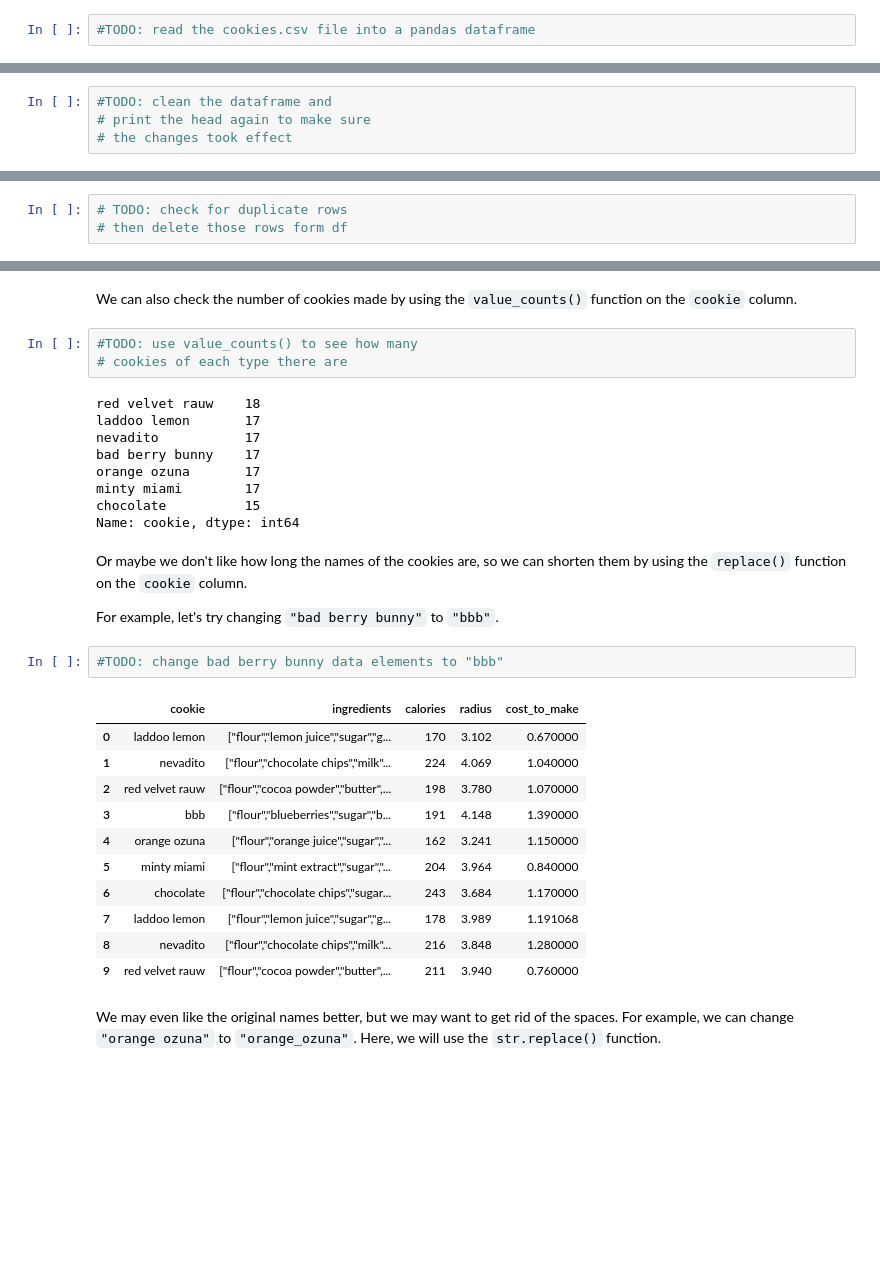
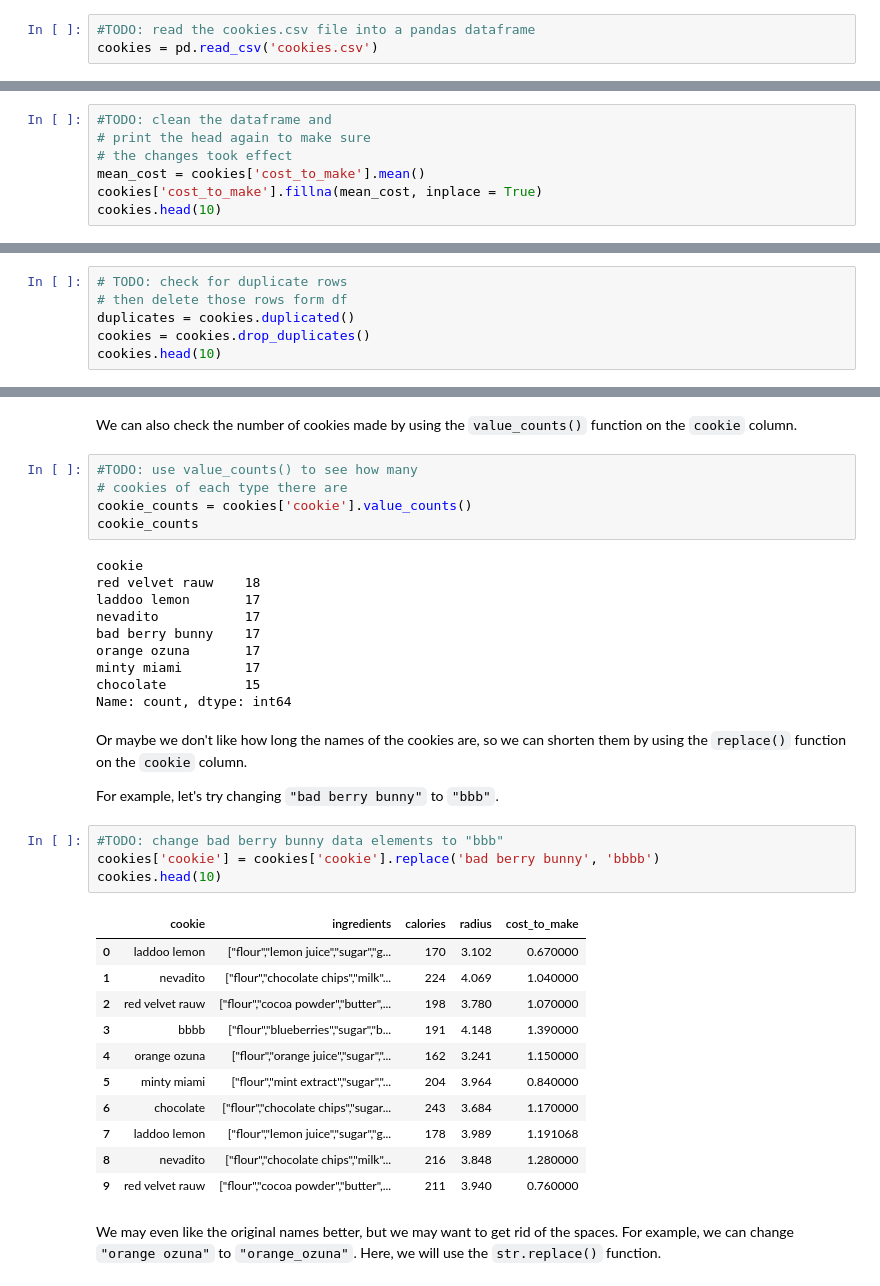
Before and after one commit to YuchenCao1/Data-Science-Fundamentals, a Jupyter notebook: lab1/lab02.ipynb, the cells around one changed output, grey strips where cells are left out. Cells and saved outputs as stored; diff of their text form; blank space fills up the shorter version.

```diff
--- a/lab1/lab02.ipynb
+++ b/lab1/lab02.ipynb
@@ -46,6 +46,7 @@ import matplotlib
 We will now look at the `cookies.csv` file. We will use the `pd.read_csv()` function to read in the CSV file. We will store the data in a variable called `cookies`.
 # %%
 #TODO: read the cookies.csv file into a pandas dataframe
+cookies = pd.read_csv('cookies.csv')
 # %% [markdown]
 #### Dataframe
 Dataframes are a data structure that Pandas uses to store data. Dataframes are similar to tables in a database. Dataframes have rows and columns. Each row represents a single data point, and each column represents a feature of the data point.
@@ -89,6 +105,9 @@ Now that we have the data, we need to clean it. For example, some `cost_to_make`
 #TODO: clean the dataframe and
 # print the head again to make sure
 # the changes took effect
+mean_cost = cookies['cost_to_make'].mean()
+cookies['cost_to_make'].fillna(mean_cost, inplace = True)
+cookies.head(10)
 # %% [output]
 |  | cookie | ingredients | calories | radius | cost_to_make |
 | 0 | laddoo lemon | ["flour","lemon juice","sugar","g... | 170 | 3.102 | 0.670000 |
@@ -117,6 +138,9 @@ Next, lets check for duplicate rows using the `duplicated()` function. Then, rem
 # %%
 # TODO: check for duplicate rows
 # then delete those rows form df
+duplicates = cookies.duplicated()
+cookies = cookies.drop_duplicates()
+cookies.head(10)
 # %% [output]
 |  | cookie | ingredients | calories | radius | cost_to_make |
 | 0 | laddoo lemon | ["flour","lemon juice","sugar","g... | 170 | 3.102 | 0.670000 |
@@ -142,7 +168,10 @@ We can also check the number of cookies made by using the `value_counts()` funct
 # %%
 #TODO: use value_counts() to see how many
 # cookies of each type there are
+cookie_counts = cookies['cookie'].value_counts()
+cookie_counts
 # %% [output]
+cookie
 red velvet rauw    18
 laddoo lemon       17
 nevadito           17
@@ -150,19 +179,21 @@ bad berry bunny    17
 orange ozuna       17
 minty miami        17
 chocolate          15
-Name: cookie, dtype: int64
+Name: count, dtype: int64
 # %% [markdown]
 Or maybe we don't like how long the names of the cookies are, so we can shorten them by using the `replace()` function on the `cookie` column.
 
 For example, let's try changing `"bad berry bunny"` to `"bbb"`.
 # %%
 #TODO: change bad berry bunny data elements to "bbb"
+cookies['cookie'] = cookies['cookie'].replace('bad berry bunny', 'bbbb')
+cookies.head(10)
 # %% [output]
 |  | cookie | ingredients | calories | radius | cost_to_make |
 | 0 | laddoo lemon | ["flour","lemon juice","sugar","g... | 170 | 3.102 | 0.670000 |
 | 1 | nevadito | ["flour","chocolate chips","milk"... | 224 | 4.069 | 1.040000 |
 | 2 | red velvet rauw | ["flour","cocoa powder","butter",... | 198 | 3.780 | 1.070000 |
-| 3 | bbb | ["flour","blueberries","sugar","b... | 191 | 4.148 | 1.390000 |
+| 3 | bbbb | ["flour","blueberries","sugar","b... | 191 | 4.148 | 1.390000 |
 | 4 | orange ozuna | ["flour","orange juice","sugar","... | 162 | 3.241 | 1.150000 |
 | 5 | minty miami | ["flour","mint extract","sugar","... | 204 | 3.964 | 0.840000 |
 | 6 | chocolate | ["flour","chocolate chips","sugar... | 243 | 3.684 | 1.170000 |
```
Also changed, not shown: parts of 5 cells of this notebook.
